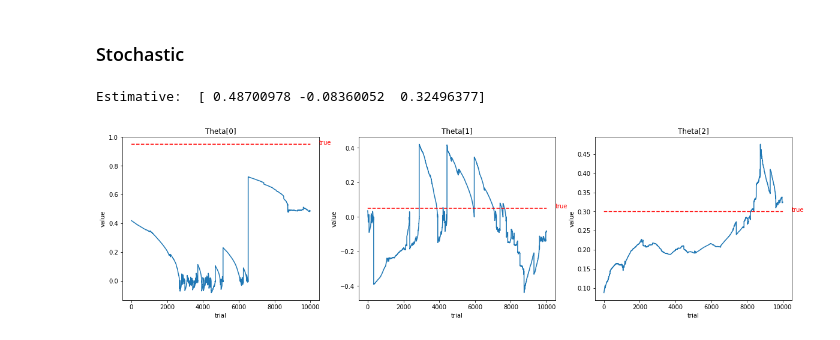
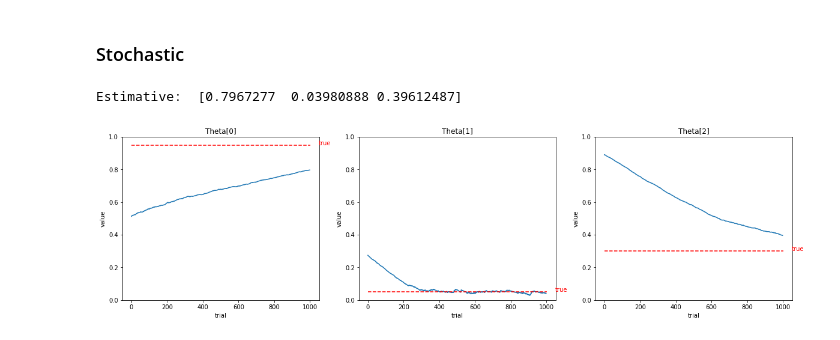
Before and after one commit to guialba/RL, a Jupyter notebook: Gridworld/experiment_complete.ipynb, the cells around one changed output. Saved outputs shown, nothing was run; the diff lists cells and outputs as text; code cells hidden in the pictures.

```diff
--- a/Gridworld/experiment_complete.ipynb
+++ b/Gridworld/experiment_complete.ipynb
@@ -173,6 +173,7 @@ def plot_gradient_descent(opt, params):
         axs[i].set_title(f'Theta[{i}]')
         axs[i].set_ylabel('value')
         axs[i].set_xlabel('trial')
+        axs[i].set_ylim(0, 1)
 # %%
 import random
 
@@ -208,13 +209,13 @@ Estimative:  [ 0.16215547 -3.8609005   0.53888321]
 # %%
 params = [.95, .05, .3]
 
 n = 100
 size_range = (10, 30)
 
 Es = [generateTrajetory(*generateTheta(*params), g, random.randrange(*size_range)) for _ in range(n)]
 
-opt = [i for i in  GradientDescent(Es, learning_rate=1e-5, max_trials=10000)]
+opt = [i for i in  GradientDescent(Es, learning_rate=1e-4, max_trials=1000)]
 plot_gradient_descent(opt, params)
 # %% [output]
-Estimative:  [ 0.48700978 -0.08360052  0.32496377]
+Estimative:  [0.7967277  0.03980888 0.39612487]
-[figure, old version]
+[figure, new version]
```
Also changed, not shown: parts of 5 cells of this notebook, 1 other file.
